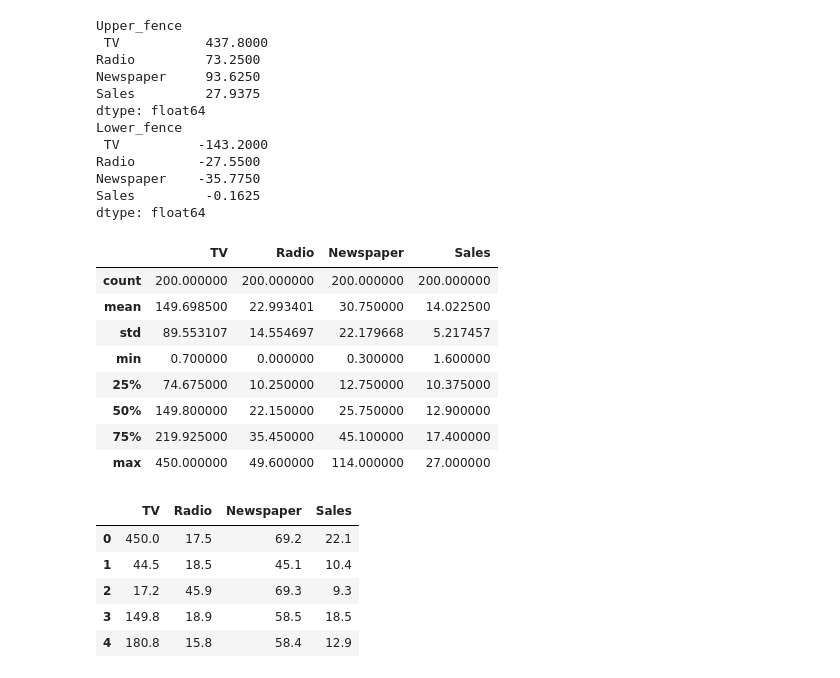
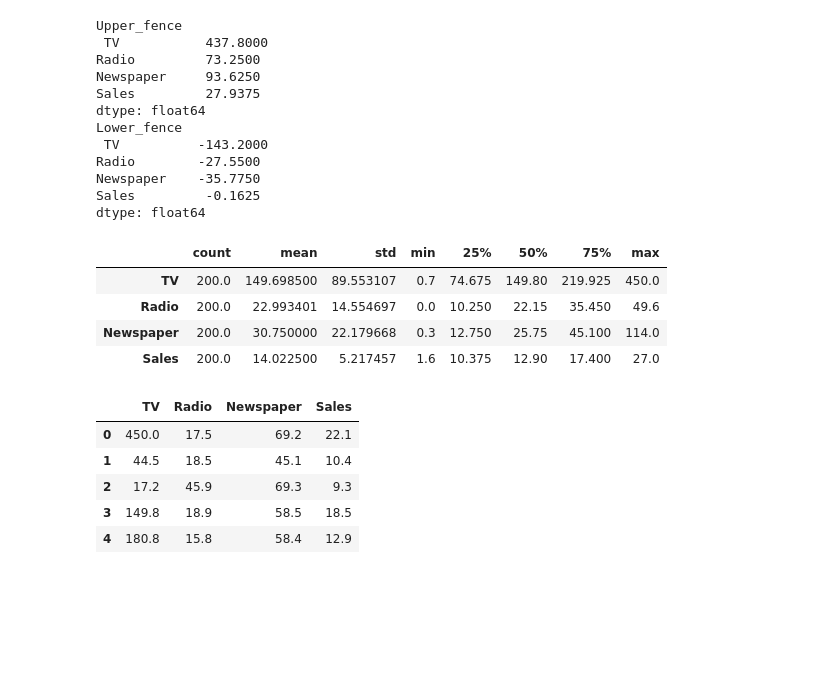
Before and after one commit to Adigit/machine_learning, a Jupyter notebook: march_4_LR_OLS_regression.ipynb, the cells around one changed output. Cells and saved outputs as stored; diff of their text form; code cells hidden in the pictures; blank space fills up the shorter version.

```diff
--- a/4_march.ipynb
+++ b/march_4_LR_OLS_regression.ipynb
@@ -184,17 +180,13 @@ Newspaper    -35.7750
 Sales         -0.1625
 dtype: float64
 # %%
-df.describe()
+df.describe().T
 # %% [output]
-|  | TV | Radio | Newspaper | Sales |
-| count | 200.000000 | 200.000000 | 200.000000 | 200.000000 |
-| mean | 149.698500 | 22.993401 | 30.750000 | 14.022500 |
-| std | 89.553107 | 14.554697 | 22.179668 | 5.217457 |
-| min | 0.700000 | 0.000000 | 0.300000 | 1.600000 |
-| 25% | 74.675000 | 10.250000 | 12.750000 | 10.375000 |
-| 50% | 149.800000 | 22.150000 | 25.750000 | 12.900000 |
-| 75% | 219.925000 | 35.450000 | 45.100000 | 17.400000 |
-| max | 450.000000 | 49.600000 | 114.000000 | 27.000000 |
+|  | count | mean | std | min | 25% | 50% | 75% | max |
+| TV | 200.0 | 149.698500 | 89.553107 | 0.7 | 74.675 | 149.80 | 219.925 | 450.0 |
+| Radio | 200.0 | 22.993401 | 14.554697 | 0.0 | 10.250 | 22.15 | 35.450 | 49.6 |
+| Newspaper | 200.0 | 30.750000 | 22.179668 | 0.3 | 12.750 | 25.75 | 45.100 | 114.0 |
+| Sales | 200.0 | 14.022500 | 5.217457 | 1.6 | 10.375 | 12.90 | 17.400 | 27.0 |
 # %%
 df.head()
 # %% [output]
```
Also changed, not shown: parts of 15 cells of this notebook, 8 other files.
